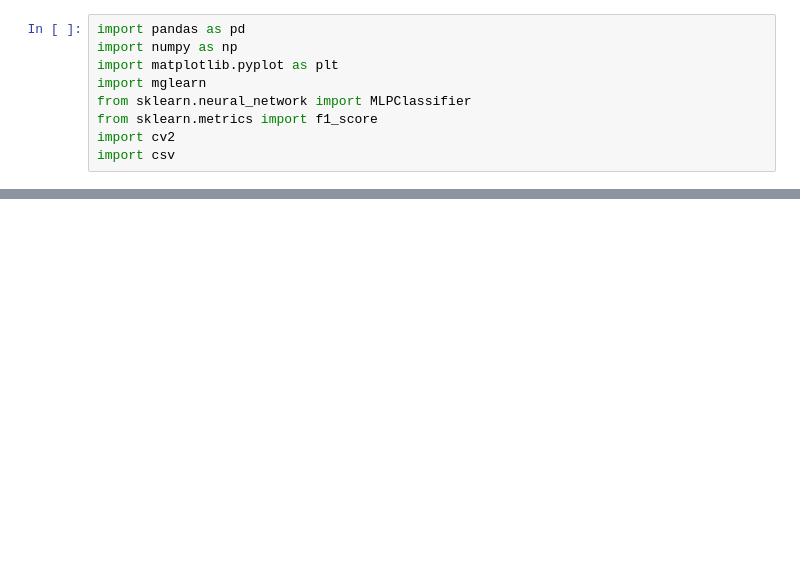
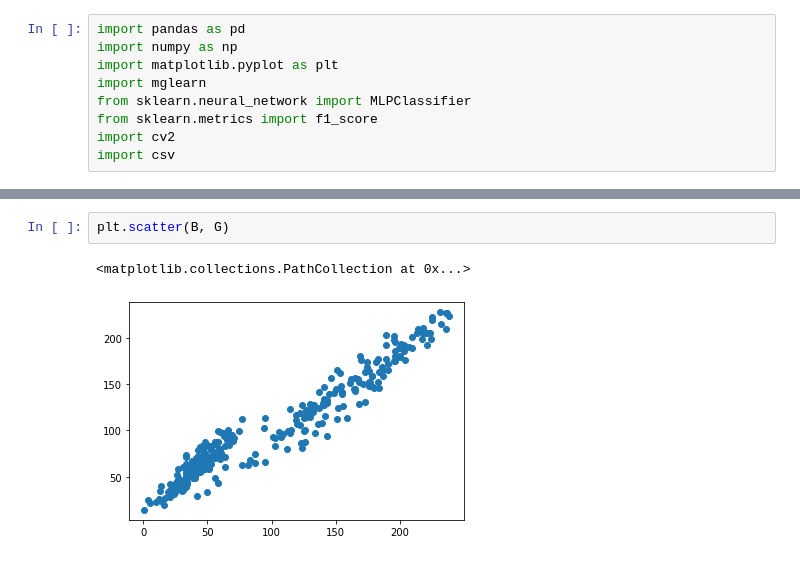
Before and after one commit to yattinda/scikit-learn, a Jupyter notebook: difine_rural/product1.ipynb, the cells around one changed output, grey strips where cells are left out. Cells and saved outputs as stored; diff of their text form; blank space fills up the shorter version.

```diff
--- a/difine_rural/product1.ipynb
+++ b/difine_rural/product1.ipynb
@@ -58,0 +75,5 @@ print("緑地の割合 {:.3f}%".format(forest_per * 100))
+# %%
+plt.scatter(B, G)
+# %% [output]
+<matplotlib.collections.PathCollection at 0x...>
+[figure, added]
```
Also changed, not shown: parts of 5 cells of this notebook.
